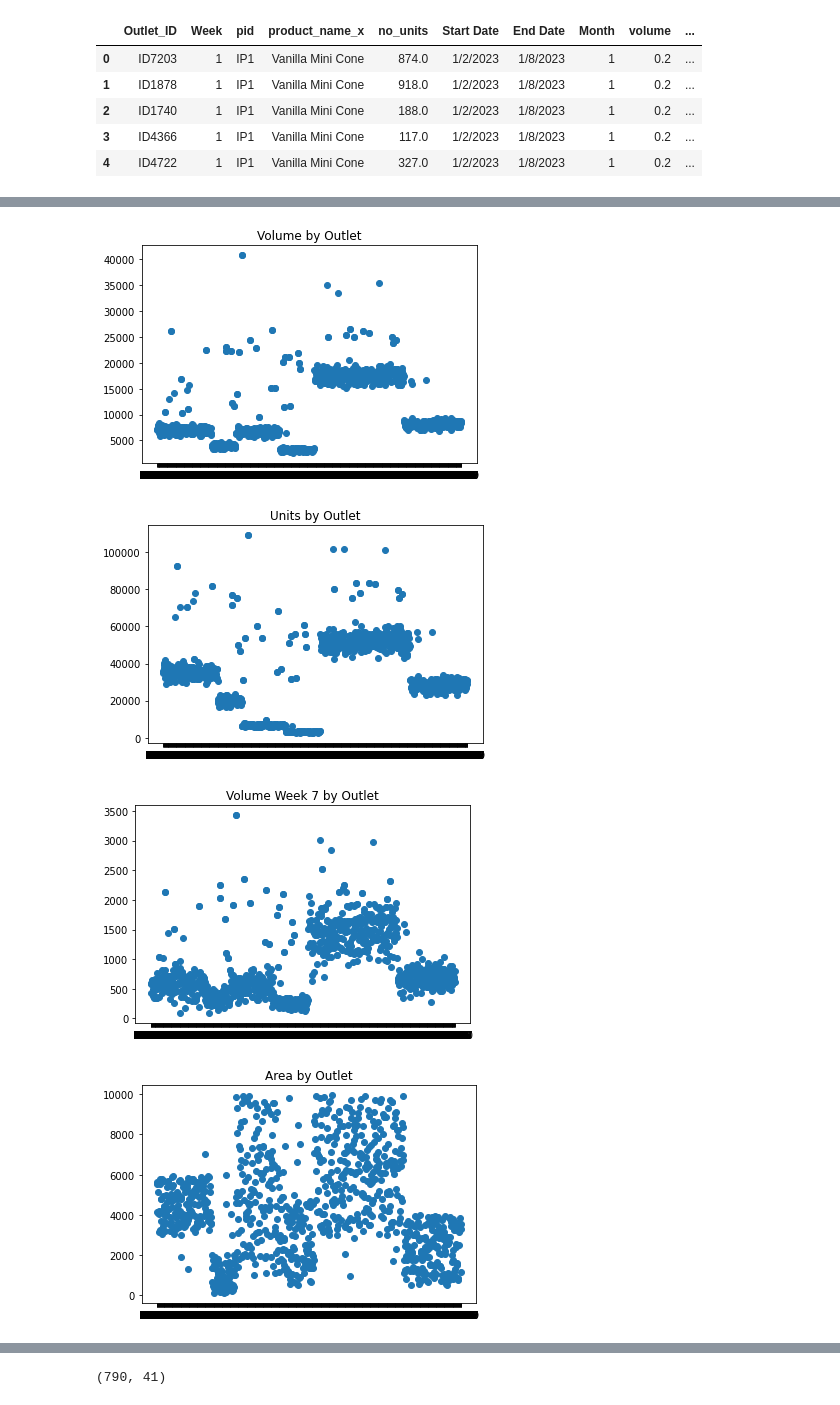
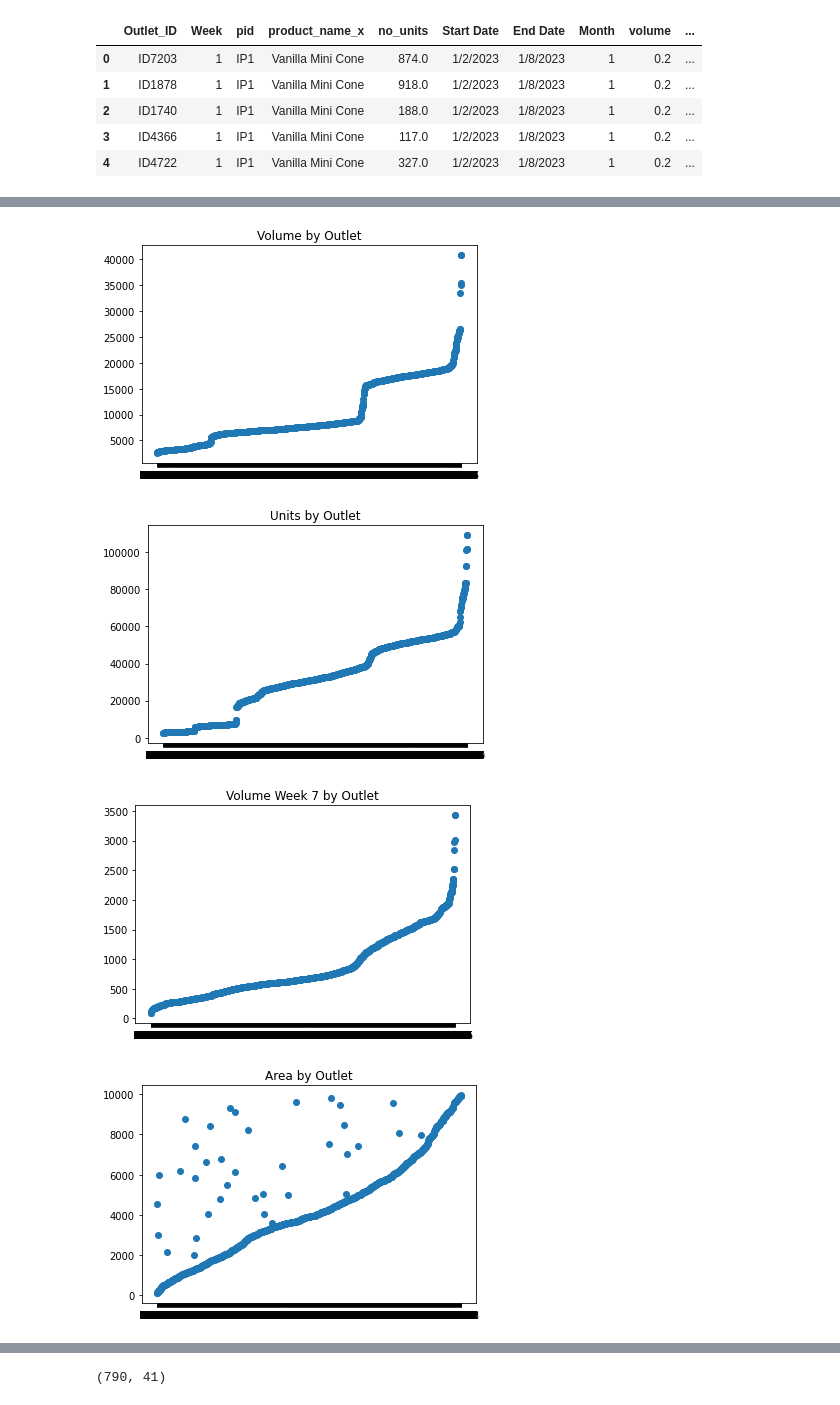
Before and after one commit to RadCod3/DataStorm-4.0-BrainLeftException-SemiFinals, a Jupyter notebook: donra.ipynb, the cells around one changed output, grey strips where cells are left out. Drawn from its saved outputs; the diff is of its cells as text; code cells hidden in the pictures.

```diff
--- a/donra.ipynb
+++ b/donra.ipynb
@@ -152,26 +158,31 @@ Index(['Outlet_ID', 'area(sqft)', 'revenue_totals', 'volume_totals',
 5 rows × 42 columns
 # %%
 # revenue by outlet
+outlet_stats_df.sort_values(by=["revenue_totals"], ascending=True, inplace=True)
 plt.scatter(outlet_stats_df["Outlet_ID"], outlet_stats_df["revenue_totals"])
 plt.title("Revenue by Outlet")
 plt.show()
 
 # volume by outlet
+outlet_stats_df.sort_values(by=["volume_totals"], ascending=True, inplace=True)
 plt.scatter(outlet_stats_df["Outlet_ID"], outlet_stats_df["volume_totals"])
 plt.title("Volume by Outlet")
 plt.show()
 
 # units by outlet
+outlet_stats_df.sort_values(by=["units_totals"], ascending=True, inplace=True)
 plt.scatter(outlet_stats_df["Outlet_ID"], outlet_stats_df["units_totals"])
 plt.title("Units by Outlet")
 plt.show()
 
 # volume week 7 by outlet
+outlet_stats_df.sort_values(by=["volume_week7"], ascending=True, inplace=True)
 plt.scatter(outlet_stats_df["Outlet_ID"], outlet_stats_df["volume_week7"])
 plt.title("Volume Week 7 by Outlet")
 plt.show()
 
 # area by outlet
+outlet_stats_df.sort_values(by=["area(sqft)"], ascending=True, inplace=True)
 plt.scatter(outlet_stats_df["Outlet_ID"], outlet_stats_df["area(sqft)"])
 plt.title("Area by Outlet")
 plt.show()
@@ -180,4 +191,4 @@ plt.show()
-[figure, old version]
+[figure, new version]
-[figure, old version]
+[figure, new version]
-[figure, old version]
+[figure, new version]
-[figure, old version]
+[figure, new version]
```
Also changed, not shown: parts of 9 cells of this notebook, 3 other files.
